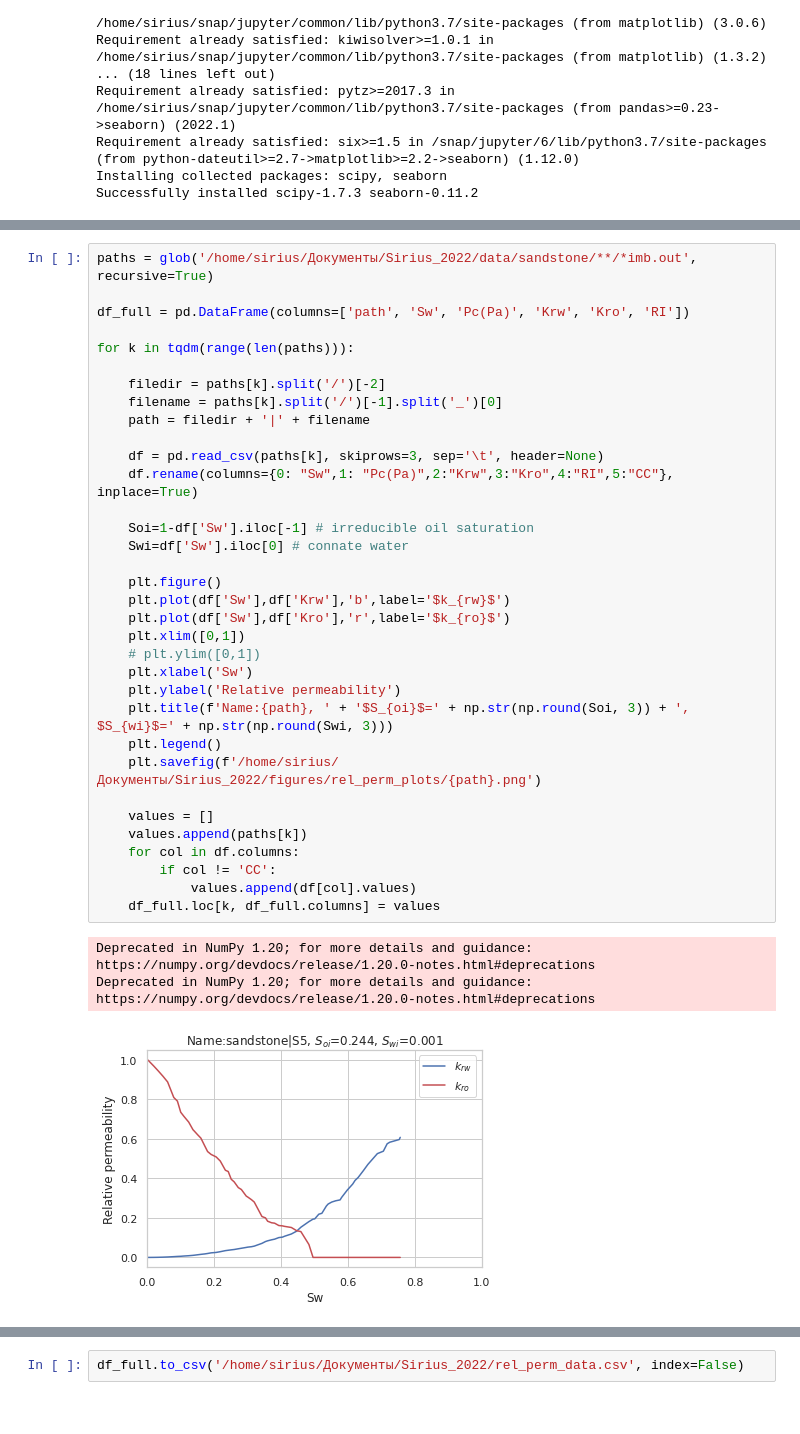
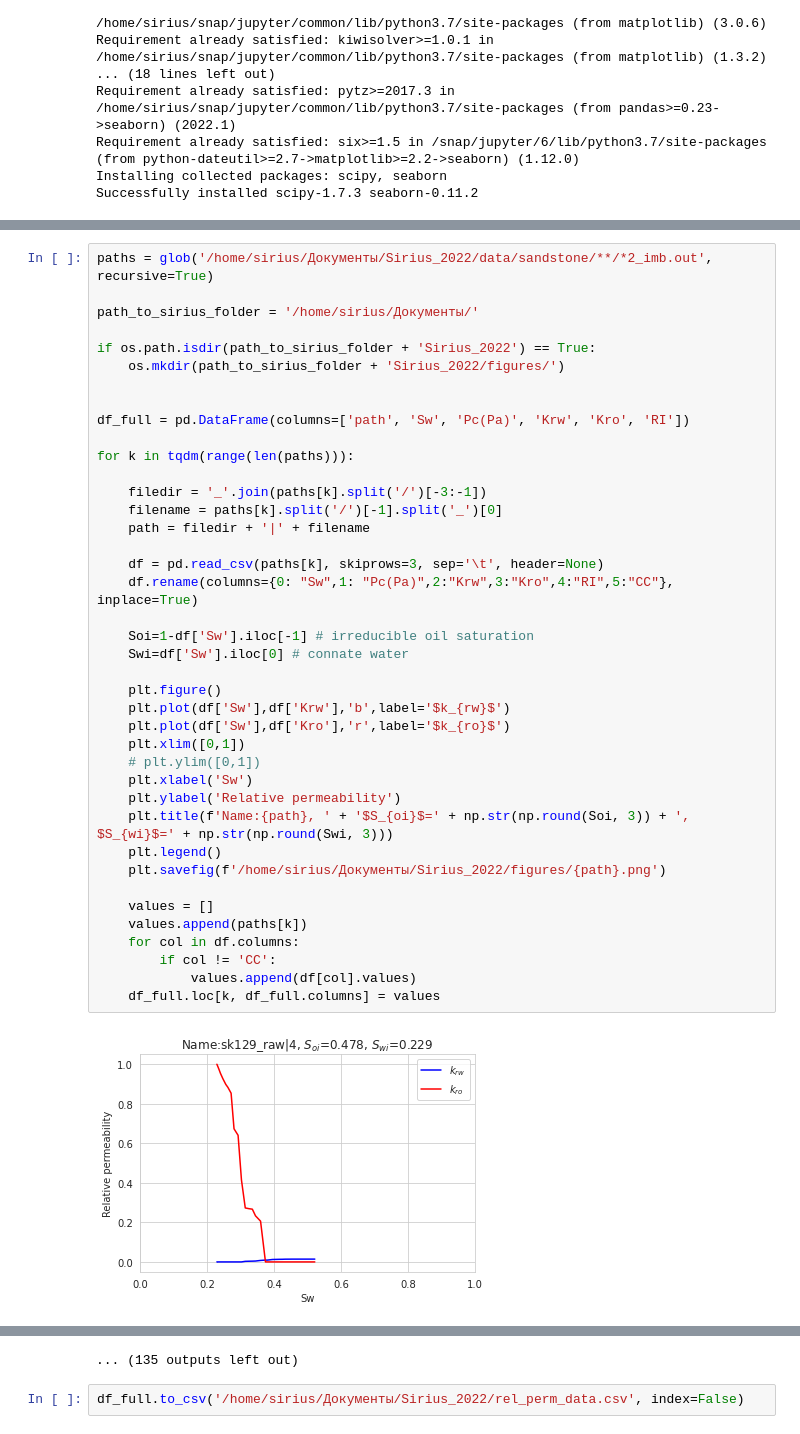
Before and after one commit to Tribble58/Sirius_2022, a Jupyter notebook: parse_relative_permeability.ipynb, the cells around one changed output, grey strips where cells are left out. Cells and saved outputs as stored; diff of their text form.

```diff
--- a/parse_relative_permeability.ipynb
+++ b/parse_relative_permeability.ipynb
@@ -32,38 +36,42 @@ from tqdm import tqdm
 # %%
-paths = glob('/home/sirius/Документы/Sirius_2022/data/sandstone/**/*imb.out', recursive=True)
+paths = glob('/home/sirius/Документы/Sirius_2022/data/sandstone/**/*2_imb.out', recursive=True)
+
+path_to_sirius_folder = '/home/sirius/Документы/'
+
+if os.path.isdir(path_to_sirius_folder + 'Sirius_2022') == True:
+    os.mkdir(path_to_sirius_folder + 'Sirius_2022/figures/')
+
 
 df_full = pd.DataFrame(columns=['path', 'Sw', 'Pc(Pa)', 'Krw', 'Kro', 'RI'])
 
 for k in tqdm(range(len(paths))):
 
-    filedir = paths[k].split('/')[-2]
+    filedir = '_'.join(paths[k].split('/')[-3:-1])
     filename = paths[k].split('/')[-1].split('_')[0]
     path = filedir + '|' + filename
 
     df = pd.read_csv(paths[k], skiprows=3, sep='\t', header=None)
     df.rename(columns={0: "Sw",1: "Pc(Pa)",2:"Krw",3:"Kro",4:"RI",5:"CC"}, inplace=True)
 
     Soi=1-df['Sw'].iloc[-1] # irreducible oil saturation
     Swi=df['Sw'].iloc[0] # connate water
 
     plt.figure()
     plt.plot(df['Sw'],df['Krw'],'b',label='$k_{rw}$')
     plt.plot(df['Sw'],df['Kro'],'r',label='$k_{ro}$')
     plt.xlim([0,1])
     # plt.ylim([0,1])
     plt.xlabel('Sw')
     plt.ylabel('Relative permeability')
     plt.title(f'Name:{path}, ' + '$S_{oi}$=' + np.str(np.round(Soi, 3)) + ', $S_{wi}$=' + np.str(np.round(Swi, 3)))
     plt.legend()
-    plt.savefig(f'/home/sirius/Документы/Sirius_2022/figures/rel_perm_plots/{path}.png')
+    plt.savefig(f'/home/sirius/Документы/Sirius_2022/figures/{path}.png')
 
     values = []
     values.append(paths[k])
     for col in df.columns:
         if col != 'CC':
             values.append(df[col].values)
     df_full.loc[k, df_full.columns] = values
 # %% [output]
-Deprecated in NumPy 1.20; for more details and guidance: https://numpy.org/devdocs/release/1.20.0-notes.html#deprecations
-Deprecated in NumPy 1.20; for more details and guidance: https://numpy.org/devdocs/release/1.20.0-notes.html#deprecations
-[figure, old version]
+[figure, new version]
@@ -71,2 +89,3 @@ Deprecated in NumPy 1.20; for more details and guidance: https://numpy.org/devdo
+... (135 outputs left out)
 # %%
 df_full.to_csv('/home/sirius/Документы/Sirius_2022/rel_perm_data.csv', index=False)
```
Also changed, not shown: parts of 2 cells of this notebook.
